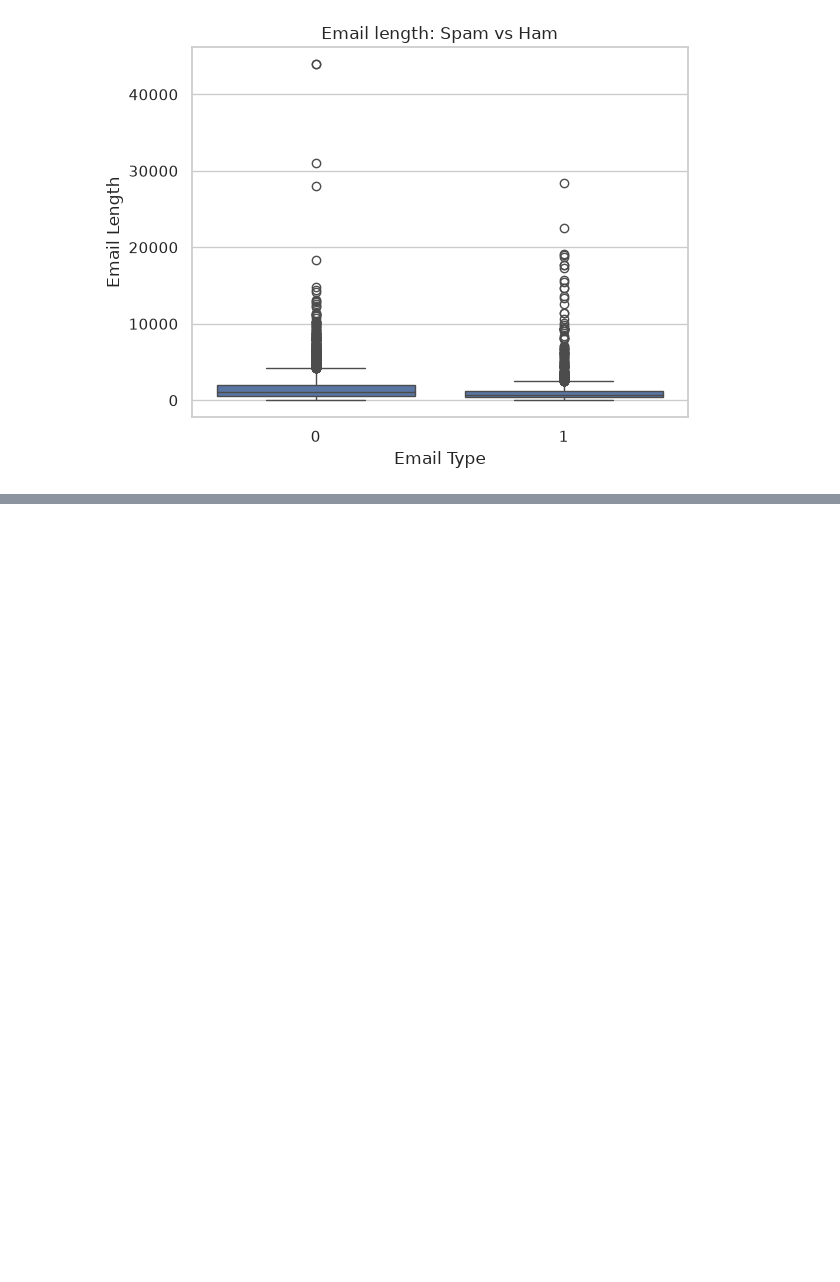
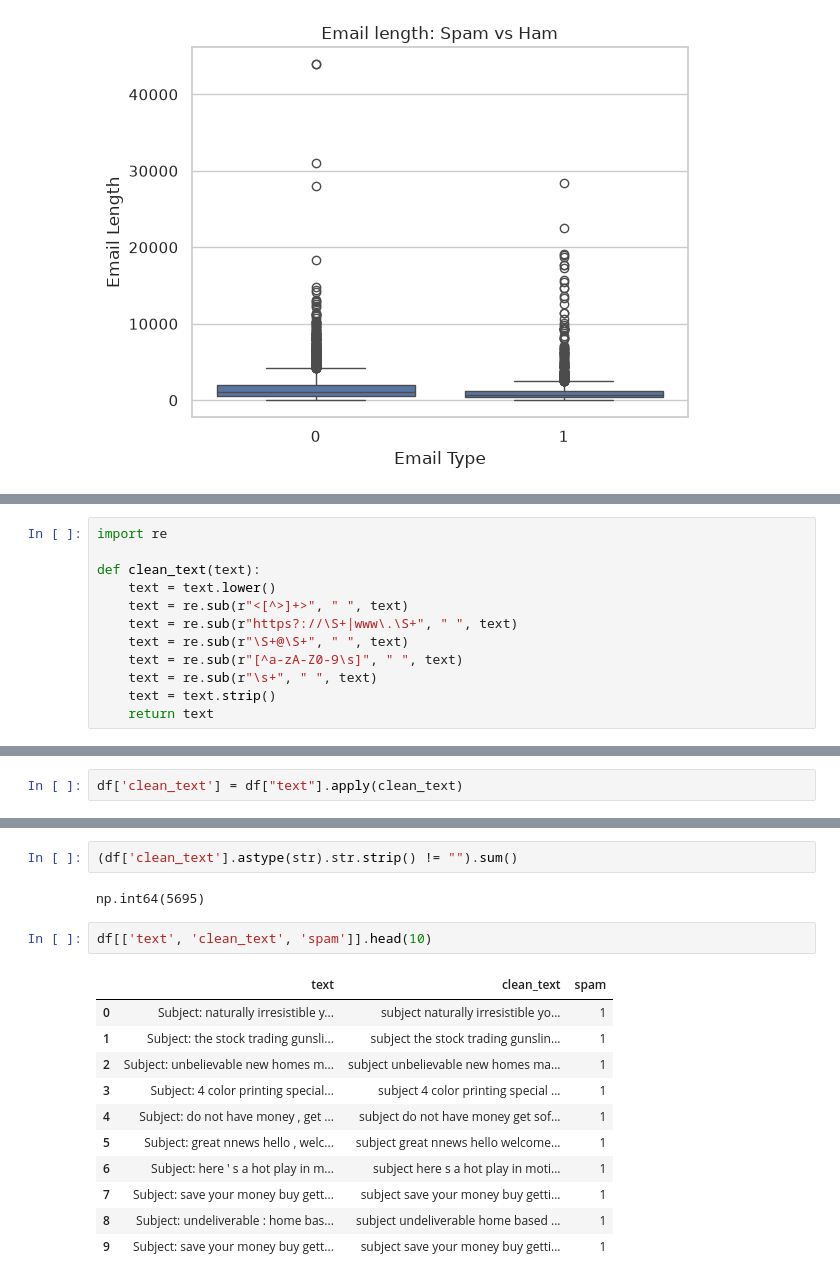
Before and after one commit to ahm18ed/email-spam-detector, a Jupyter notebook: notebooks/exploration.ipynb, the cells around one changed output, grey strips where cells are left out. Cells and saved outputs as stored; diff of their text form; blank space fills up the shorter version.

Commit message:
Add email text preprocessing

```diff
--- a/notebooks/exploration.ipynb
+++ b/notebooks/exploration.ipynb
@@ -337,0 +372,12 @@ plt.show()
+# %%
+import re
+
+def clean_text(text):
+    text = text.lower()
+    text = re.sub(r"<[^>]+>", " ", text)
+    text = re.sub(r"https?://\S+|www\.\S+", " ", text)
+    text = re.sub(r"\S+@\S+", " ", text)
+    text = re.sub(r"[^a-zA-Z0-9\s]", " ", text)
+    text = re.sub(r"\s+", " ", text)
+    text = text.strip()
+    return text
@@ -337,0 +420,2 @@ plt.show()
+# %%
+df['clean_text'] = df["text"].apply(clean_text)
@@ -337,0 +431,18 @@ plt.show()
+# %%
+(df['clean_text'].astype(str).str.strip() != "").sum()
+# %% [output]
+np.int64(5695)
+# %%
+df[['text', 'clean_text', 'spam']].head(10)
+# %% [output]
+|  | text | clean_text | spam |
+| 0 | Subject: naturally irresistible y... | subject naturally irresistible yo... | 1 |
+| 1 | Subject: the stock trading gunsli... | subject the stock trading gunslin... | 1 |
+| 2 | Subject: unbelievable new homes m... | subject unbelievable new homes ma... | 1 |
+| 3 | Subject: 4 color printing special... | subject 4 color printing special ... | 1 |
+| 4 | Subject: do not have money , get ... | subject do not have money get sof... | 1 |
+| 5 | Subject: great nnews hello , welc... | subject great nnews hello welcome... | 1 |
+| 6 | Subject: here ' s a hot play in m... | subject here s a hot play in moti... | 1 |
+| 7 | Subject: save your money buy gett... | subject save your money buy getti... | 1 |
+| 8 | Subject: undeliverable : home bas... | subject undeliverable home based ... | 1 |
+| 9 | Subject: save your money buy gett... | subject save your money buy getti... | 1 |
```
Also changed, not shown: parts of 11 cells of this notebook, 1 other file.
